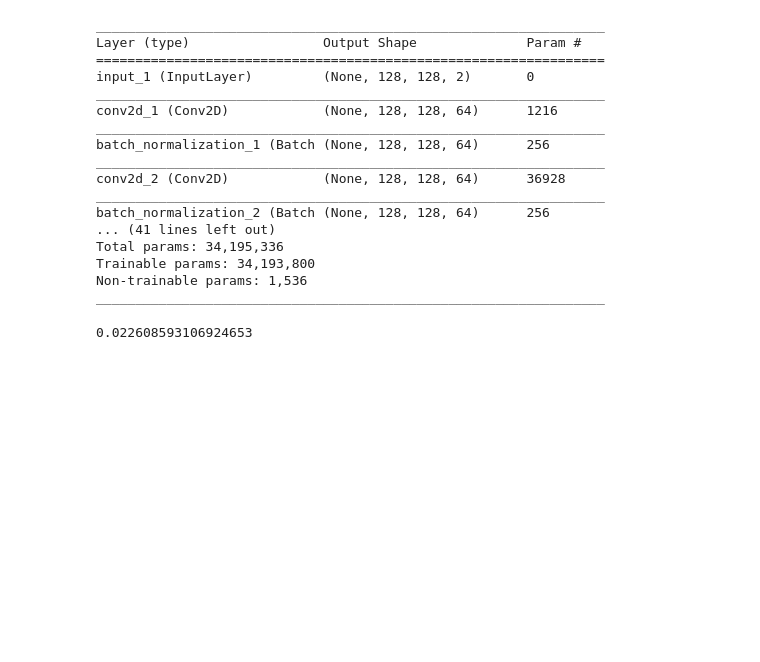
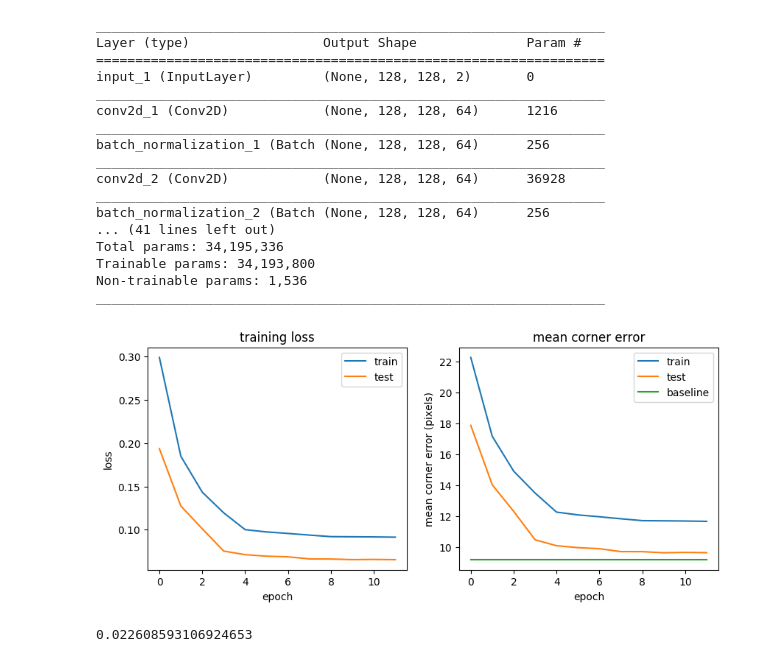
Before and after one commit to baudm/HomographyNet, a Jupyter notebook: demo/demo.ipynb, the cells around one changed output. Saved outputs shown, nothing was run; the diff lists cells and outputs as text; code cells hidden in the pictures; blank space fills up the shorter version.

Commit message:
Add plots of the training progress

```diff
--- a/demo/demo.ipynb
+++ b/demo/demo.ipynb
@@ -134,6 +148,31 @@ Total params: 34,195,336
 Trainable params: 34,193,800
 Non-trainable params: 1,536
 _________________________________________________________________
+# %%
+fig, ax = plt.subplots(nrows=1, ncols=2, dpi=100, figsize=(10, 4))
+with open('training-history-baseline.json', 'r') as f:
+    history_baseline = json.load(f)
+
+ax[0].plot(history_baseline['loss'])
+ax[0].plot(history_baseline['val_loss'])
+ax[0].set_title('training loss')
+ax[0].set_ylabel('loss')
+ax[0].set_xlabel('epoch')
+ax[0].legend(['train', 'test'], loc='upper right')
+
+h1 = np.array(history_baseline['mean_corner_error']) * 32
+h2 = np.array(history_baseline['val_mean_corner_error']) * 32
+ax[1].plot(h1)
+ax[1].plot(h2)
+ax[1].plot([0, 11], [9.2, 9.2])
+ax[1].set_title('mean corner error')
+ax[1].set_ylabel('mean corner error (pixels)')
+ax[1].set_xlabel('epoch')
+ax[1].legend(['train', 'test', 'baseline'], loc='upper right')
+
+plt.show()
+# %% [output]
+[figure, added]
 # %%
 prediction_baseline = model_baseline.predict_on_batch(sample[np.newaxis])
 # %%
```
Also changed, not shown: parts of 7 cells of this notebook, 2 other files.
